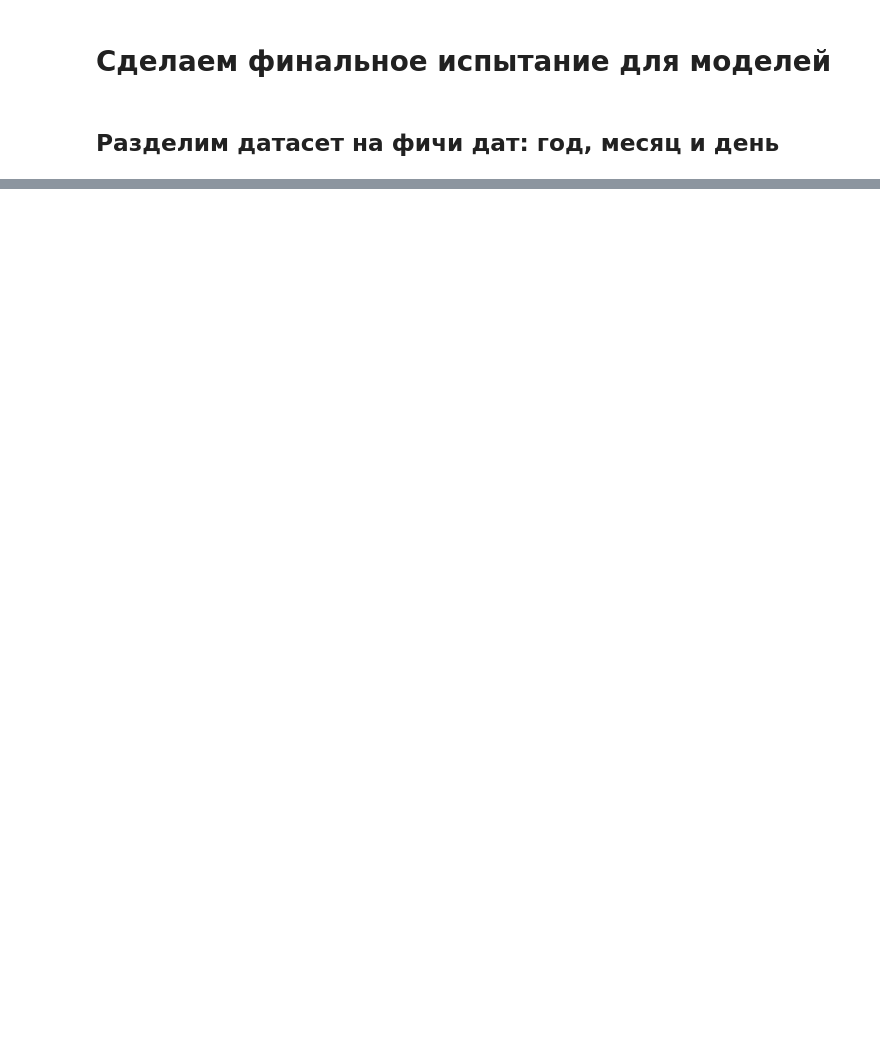
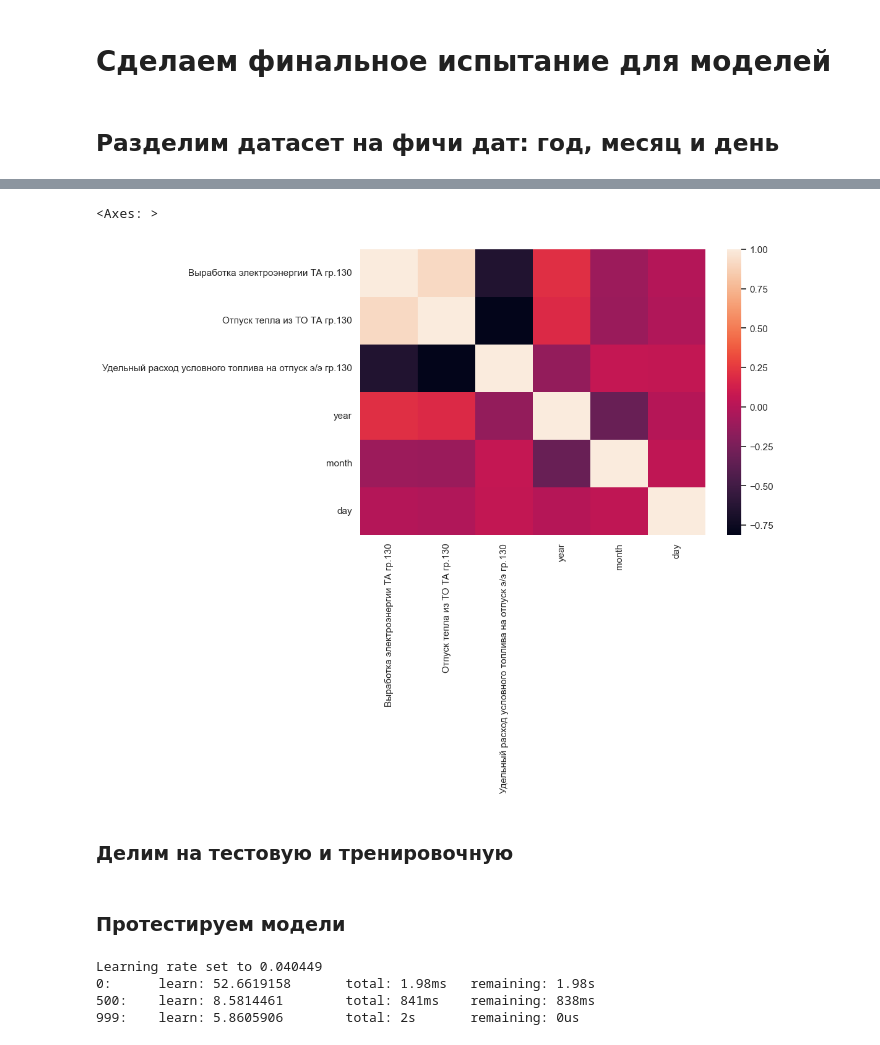
Before and after one commit to llitone/fuel-consumption-prediction, a Jupyter notebook: predictions/predictions_Specific_reference_fuel_consumption_for_vacation.ipynb, the cells around one changed output, grey strips where cells are left out. Saved outputs shown, nothing was run; the diff lists cells and outputs as text; code cells hidden in the pictures; blank space fills up the shorter version.

Commit message:
upgred predictions_Specific_reference_fuel_consumption_for_vacation 0.3

```diff
--- a/predictions/predictions_Specific_reference_fuel_consumption_for_vacation.ipynb
+++ b/predictions/predictions_Specific_reference_fuel_consumption_for_vacation.ipynb
@@ -371,0 +413,28 @@ r2_score: 0.9791996161152253
+# %%
+date = np.array([[0, 0, 0]], dtype=int)
+for i in data['Дата']:
+    date = np.vstack([date, str(i.date()).split("-")])
+# %%
+date = date[1:]
+# %%
+data['year'] = date[:, 0]
+data['year'] = data['year'].map(int)
+
+data['month'] = date[:, 1]
+data['month'] = data['month'].map(int)
+
+data['day'] = date[:, 2]
+data['day'] = data['day'].map(int)
+# %%
+data = data.drop(columns=['Дата'])
+# %%
+dataCorr = data.corr()
+
+sns.set(rc={'figure.figsize': (9, 6)})
+
+sns.heatmap(dataCorr)
+# %% [output]
+<Axes: >
+[figure, added]
+# %% [markdown]
+### **Делим на тестовую и тренировочную**
@@ -371,0 +446,11 @@ r2_score: 0.9791996161152253
+# %% [markdown]
+### **Протестируем модели**
+# %%
+cbr.fit(X_train, Y_train, verbose=500)
+
+prediction_cbr = cbr.predict(X_test)
+# %% [output]
+Learning rate set to 0.040449
+0:      learn: 52.6619158       total: 1.98ms   remaining: 1.98s
+500:    learn: 8.5814461        total: 841ms    remaining: 838ms
+999:    learn: 5.8605906        total: 2s       remaining: 0us
```
Also changed, not shown: parts of 40 cells of this notebook.
